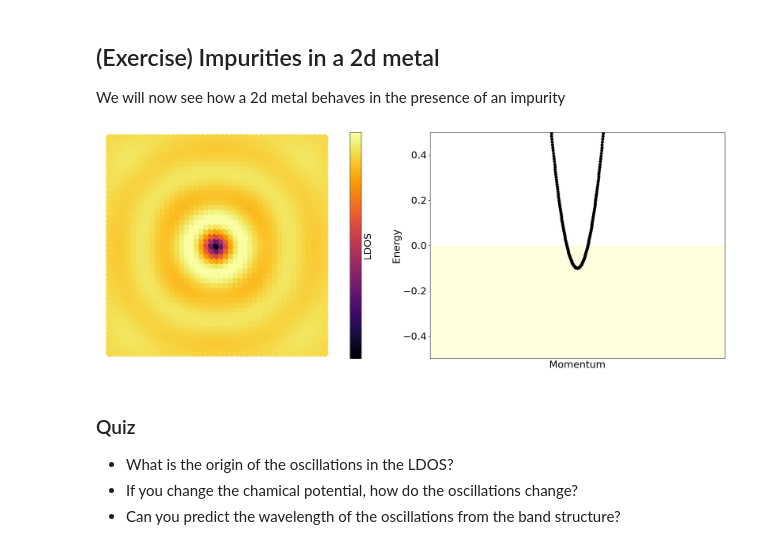
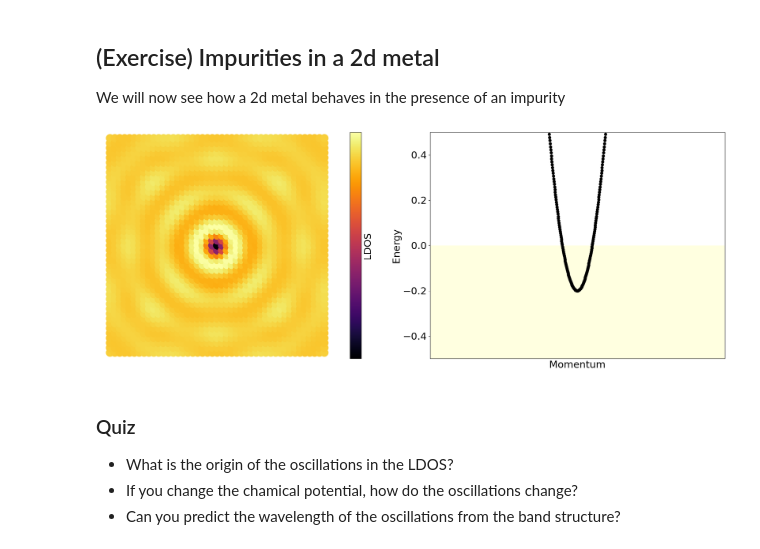
Before and after one commit to joselado/SolidStatePhysics2024, a Jupyter notebook: notebooks/session8.ipynb, the cells around one changed output. Drawn from its saved outputs; the diff is of its cells as text; code cells hidden in the pictures.

```diff
--- a/notebooks/session8.ipynb
+++ b/notebooks/session8.ipynb
@@ -137,7 +137,7 @@ from pyqula import embedding
 
 fig = plt.figure(figsize=(20,8))
 
-mu = 3.9 # chemical potential
+mu = 3.8 # chemical potential
 W = 10 # strength of the impurity
 g = geometry.square_lattice() # create geometry of a chain
 h = g.get_hamiltonian(has_spin=False) # get the Hamiltonian,spinless
@@ -148,34 +148,34 @@ h.add_onsite(mu) # shift the chemical potential
 
 
 # now compute the LDOS in the presence of an impurity
 # this uses an special method to compute individual impurities in infinite prstine systems
 
 hv = h.copy() # copy Hamiltonian to create a defective one
 hv.add_onsite(lambda r: (np.sum((r - g.r[0])**2)<1e-2)*W) # add a defect
 eb = embedding.Embedding(h,m=hv) # create an embedding object
 NS = 45 # number of supercells
 (x,y,d) = eb.get_ldos(nsuper=NS,energy=0.,delta=1e-2,nk=100) # compute LDOS
 
 # now plot the LDOS with an impurity
 plt.subplot(1,2,1)
 plt.scatter(x,y,c=d,marker="o",cmap="inferno",s=300)
 xy = NS/3. # maximum range
 plt.xlim([-xy,xy]) ; plt.ylim([-xy,xy])
 plt.yticks([]) ; plt.xticks([]); plt.xlabel("y") ; plt.ylabel("x") ; plt.axis("equal") ; plt.axis("off")
 plt.colorbar(ticks=[],label="LDOS")
 
 # now plot the pristine band structure
 plt.subplot(1,2,2)
 k = k/max(k) # normalize
 plt.xlim([min(k),max(k)]) ; plt.ylim(-0.5,0.5)
 plt.fill_between([0,1],-10,0,color="lightyellow")
 plt.scatter(k,e,c="black")
 plt.xticks([]) ; plt.xlabel("Momentum") ; plt.ylabel("Energy")
 imu += 1
 
 plt.tight_layout()
 # %% [output]
-[figure, old version]
+[figure, new version]
 # %% [markdown]
 ### Quiz
 - What is the origin of the oscillations in the LDOS?
```
Also changed, not shown: 19 other files.
